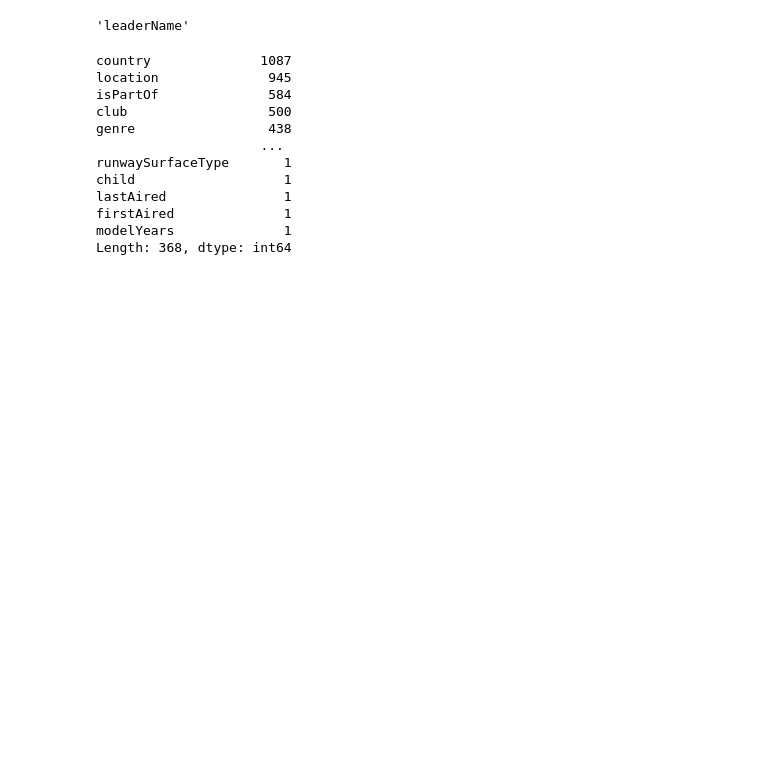
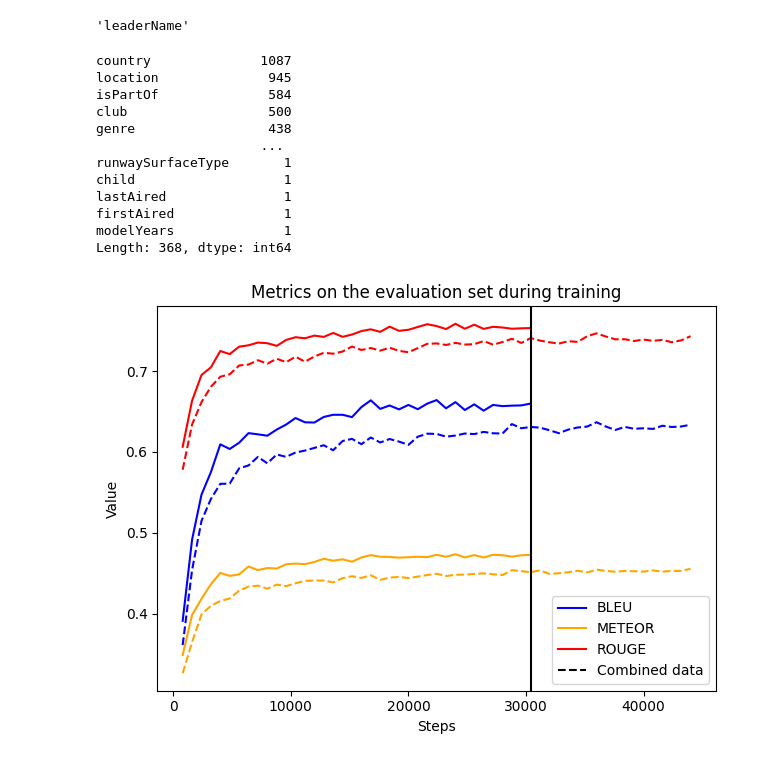
Before and after one commit to ANR-kFLOW/KG2Narrative, a Jupyter notebook: get_statistics.ipynb, the cells around one changed output. Saved outputs shown, nothing was run; the diff lists cells and outputs as text; code cells hidden in the pictures; blank space fills up the shorter version.

Commit message:
Updated statistics, added traininglogs of jointGT

```diff
--- a/get_statistics.ipynb
+++ b/get_statistics.ipynb
@@ -536,3 +536,63 @@ lastAired               1
 firstAired              1
 modelYears              1
 Length: 368, dtype: int64
+# %%
+# Plot evaluation scores during training jointGT
+import matplotlib.pyplot as plt
+PATH_TO_BASE_LOG = r'Data/jointGT/logs_jointGT/nohup.txt' #Path to the base version of jointGT
+PATH_TO_COMBINED_LOG = r'Data/jointGT/logs_jointGT/nohup_combined.txt' #Path to the base version of jointGT
+
+EVAL_STEPS = 800 #The number of steps after which evaluation is done
+
+base_log_metrics ={"BLEU": [], 'METEOR': [], 'ROUGE': []}
+combined_log_metrics ={"BLEU": [], 'METEOR': [], 'ROUGE': []}
+
+with open(PATH_TO_BASE_LOG, 'r', encoding="utf-8") as base_log:
+    base_log_text = base_log.readlines()
+    base_log.close()
+
+with open(PATH_TO_COMBINED_LOG, 'r', encoding="utf-8") as combined_log:
+    combined_log_text = combined_log.readlines()
+    combined_log.close()
+
+for line in base_log_text:
+    if line.startswith("Bleu_4:"):
+        base_log_metrics['BLEU'].append(float(line.split()[1]))
+
+    if line.startswith("METEOR:"):
+        base_log_metrics['METEOR'].append(float(line.split()[1]))
+
+    if line.startswith("ROUGE_L:"):
+        base_log_metrics['ROUGE'].append(float(line.split()[1]))
+
+for line in combined_log_text:
+    if line.startswith("Bleu_4:"):
+        combined_log_metrics['BLEU'].append(float(line.split()[1]))
+
+    if line.startswith("METEOR:"):
+        combined_log_metrics['METEOR'].append(float(line.split()[1]))
+
+    if line.startswith("ROUGE_L:"):
+        combined_log_metrics['ROUGE'].append(float(line.split()[1]))
+
+base_log_metrics['Steps'] = list(range(800, (EVAL_STEPS*len(base_log_metrics['BLEU']))+1, EVAL_STEPS)) #Generate the steps by accumulating
+combined_log_metrics['Steps'] = list(range(800, (EVAL_STEPS*len(combined_log_metrics['BLEU']))+1, EVAL_STEPS)) #Generate the steps by accumulating
+
+plt.plot(base_log_metrics['Steps'], base_log_metrics['BLEU'], label = "BLEU", color="blue")
+plt.plot(base_log_metrics['Steps'], base_log_metrics['METEOR'], label = "METEOR", color="orange")
+plt.plot(base_log_metrics['Steps'], base_log_metrics['ROUGE'], label = "ROUGE", color="red")
+plt.plot(combined_log_metrics['Steps'], combined_log_metrics['BLEU'], color="blue", linestyle='dashed')
+plt.plot(combined_log_metrics['Steps'], combined_log_metrics['METEOR'], color="orange", linestyle='dashed')
+plt.plot(combined_log_metrics['Steps'], combined_log_metrics['ROUGE'], color="red", linestyle='dashed')
+plt.plot([], [], ' ', label="Combined data", color='black', linestyle='dashed')
+plt.axvline(x = max(base_log_metrics['Steps']), color = 'black', linestyle = '-')
+
+plt.legend()
+plt.xlabel("Steps")
+plt.ylabel("Value")
+plt.title("Metrics on the evaluation set during training")
+plt.tight_layout()
+plt.savefig("Plots/jointGT_training.png")
+plt.show()
+# %% [output]
+[figure, added]
```
Also changed, not shown: parts of 1 cell of this notebook, 3 other files.
